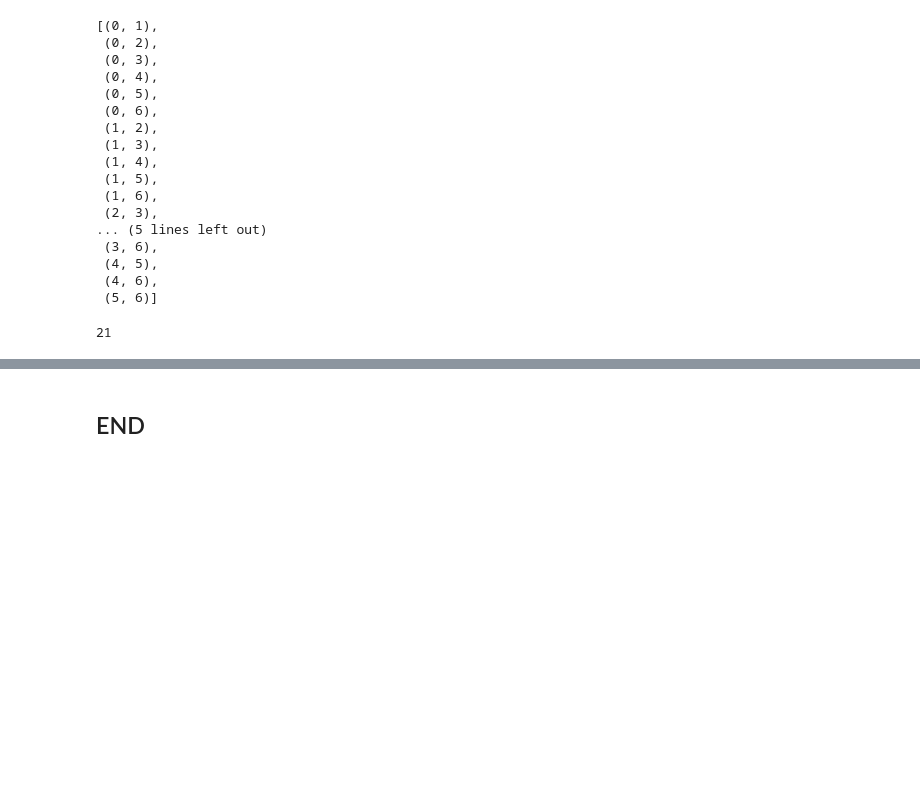
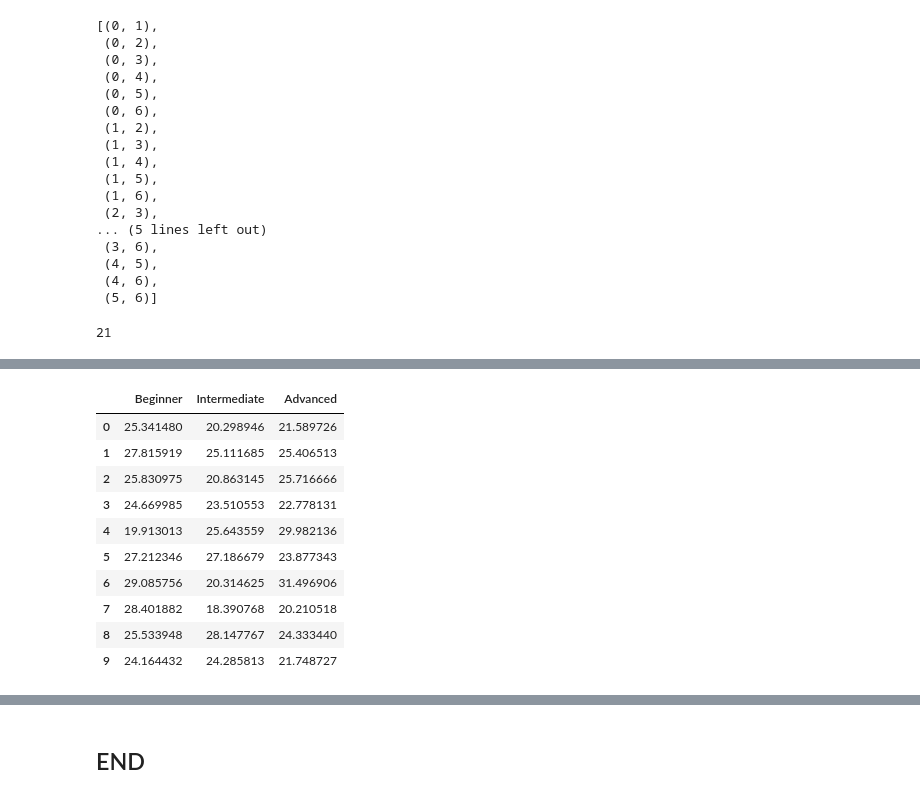
Before and after one commit to GraceMarySmyth/applied-statistics-assessment, a Jupyter notebook: problems.ipynb, the cells around one changed output, grey strips where cells are left out. Cells and saved outputs as stored; diff of their text form; code cells hidden in the pictures; blank space fills up the shorter version.

```diff
--- a/problems.ipynb
+++ b/problems.ipynb
@@ -1607,0 +1615,24 @@ no_rejection
+# %%
+# From Laerd
+# mocked data.
+beginner = np.random.normal(27.2, 3.04777, 10)
+intermediate = np.random.normal(23.6, 3.30656, 10)
+advanced = np.random.normal(23.4, 3.223866, 10)
+# %%
+# Create data frame.
+df = pd.DataFrame({'Beginner': beginner, 'Intermediate': intermediate, 'Advanced': advanced})
+
+# Show
+df
+# %% [output]
+|  | Beginner | Intermediate | Advanced |
+| 0 | 25.341480 | 20.298946 | 21.589726 |
+| 1 | 27.815919 | 25.111685 | 25.406513 |
+| 2 | 25.830975 | 20.863145 | 25.716666 |
+| 3 | 24.669985 | 23.510553 | 22.778131 |
+| 4 | 19.913013 | 25.643559 | 29.982136 |
+| 5 | 27.212346 | 27.186679 | 23.877343 |
+| 6 | 29.085756 | 20.314625 | 31.496906 |
+| 7 | 28.401882 | 18.390768 | 20.210518 |
+| 8 | 25.533948 | 28.147767 | 24.333440 |
+| 9 | 24.164432 | 24.285813 | 21.748727 |
```
Also changed, not shown: parts of 51 cells of this notebook, 1 other file.
